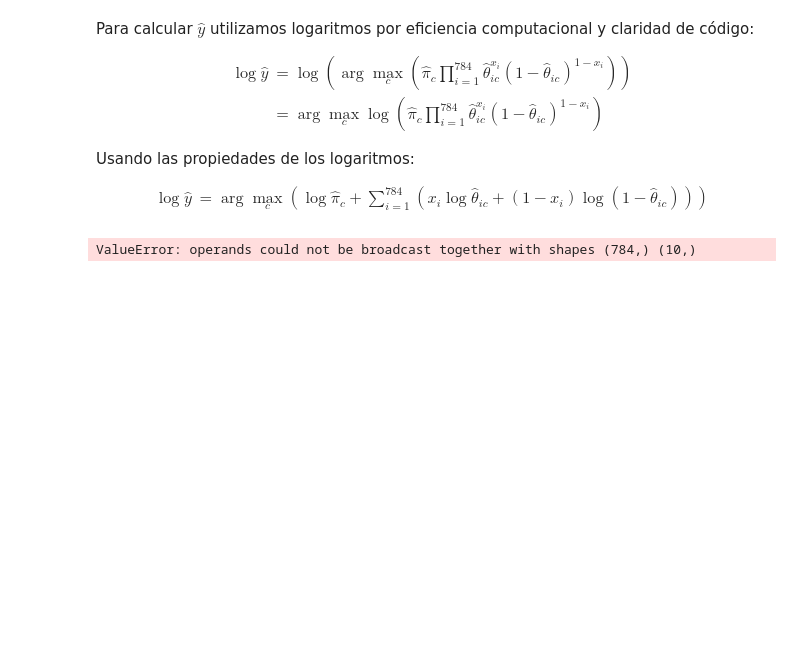
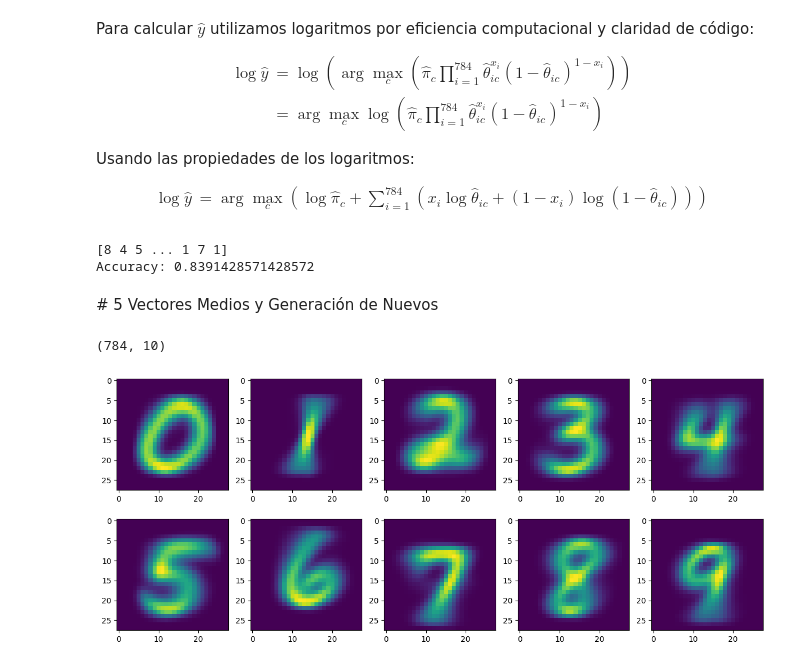
Before and after one commit to mfdezvicente/ucm, a Jupyter notebook: ML/260225_Naive Bayes Mnist 2.ipynb, the cells around one changed output. Drawn from its saved outputs; the diff is of its cells as text; code cells hidden in the pictures; blank space fills up the shorter version.

```diff
--- a/ML/260225_Naive Bayes Mnist 2.ipynb
+++ b/ML/260225_Naive Bayes Mnist 2.ipynb
@@ -91,11 +91,11 @@ array([[0, 1],
 y_check = np.array([0, 1, 2, 1, 1, 0, 2, 0, 0, 1, 2, 0, 1, 2, 1])
 
 # Obtener clases únicas y su recuento correspondiente
-clases, cantidad = np.unique(y_check, return_counts=True)
+clases, cantidades = np.unique(y_check, return_counts=True)
 
 # Mostrar resultados
 print("Clases:", clases)  # Clases únicas
-print("Cantidad por clase:", cantidad)  # Cantidad de elementos por clase
+print("Cantidad por clase:", cantidades)  # Cantidad de elementos por clase
 # %% [output]
 Clases: [0 1 2]
 Cantidad por clase: [5 6 4]
@@ -352,9 +352,37 @@ priors_estimates, thetas_estimates = fit_naive_bayes(X_train, y_train)
 
 # Predecir en el conjunto de prueba
 y_pred = predict_naive_bayes(X_test, priors_estimates, thetas_estimates)
+print (y_pred)
 
 # Calcular y mostrar la precisión
 accuracy = accuracy_score(y_test, y_pred)
 print(f"Accuracy: {accuracy}")
 # %% [output]
-ValueError: operands could not be broadcast together with shapes (784,) (10,)
+[8 4 5 ... 1 7 1]
+Accuracy: 0.8391428571428572
+# %% [markdown]
+# 5 Vectores Medios y Generación de Nuevos
+# %%
+thetas_estimates.shape
+# %% [output]
+(784, 10)
+# %%
+n_classes = 10
+img_shape = (28,28)
+# %%
+# Creamos subplots
+
+fig, axes = plt.subplots (nrows = 2, ncols = 5, figsize = (15,6))
+
+axes = axes.flatten ()
+
+for i in range(n_classes):
+  # Extraemos los parámetros de la clase i
+  theta_img = (thetas_estimates * 255)[:,i].reshape (img_shape)
+
+  # Visualizamos la imagen
+  axes [i].imshow (theta_img)
+
+plt.show()
+# %% [output]
+[figure, added]
```
Also changed, not shown: parts of 5 cells of this notebook, 5 other files.
